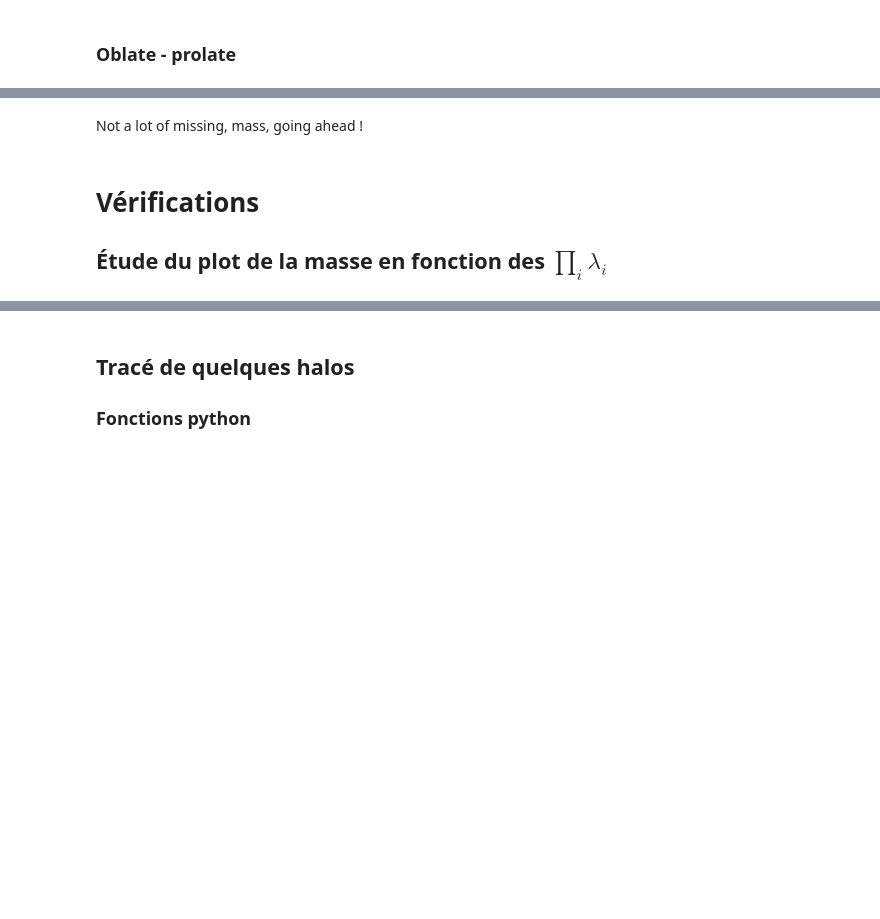
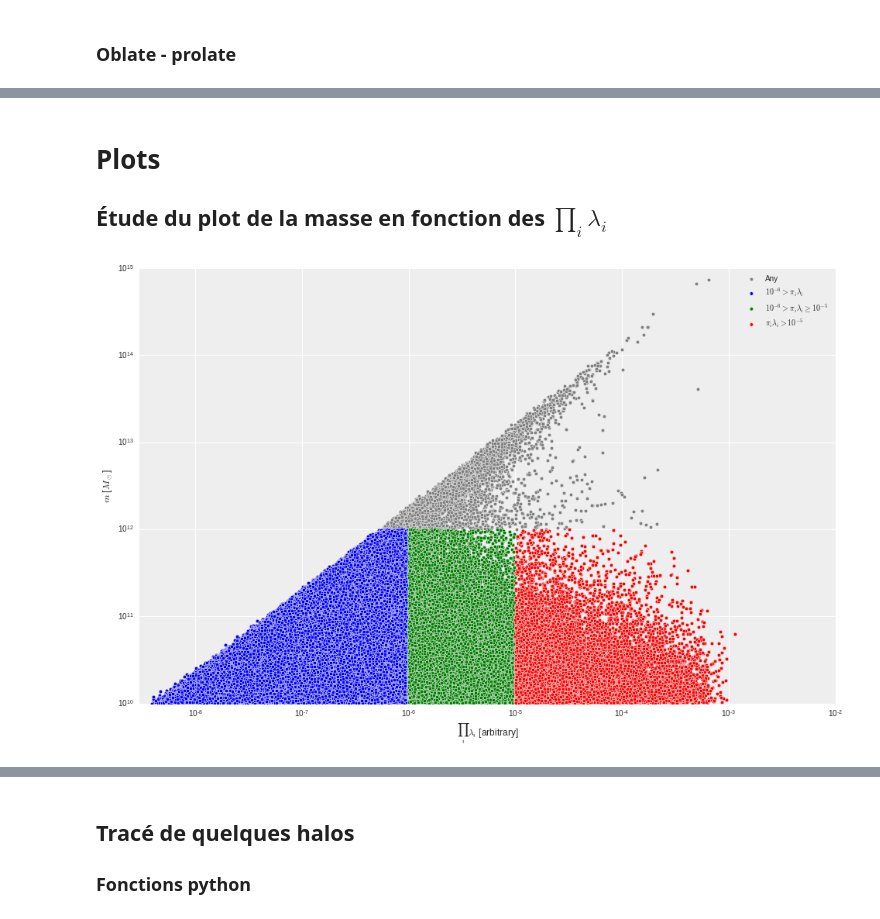
Before and after one commit to cphyc/cosmo_z17to0, a Jupyter notebook: Analyse inertia.ipynb, the cells around one changed output, grey strips where cells are left out. Drawn from its saved outputs; the diff is of its cells as text; code cells hidden in the pictures; blank space fills up the shorter version.

```diff
--- a/Analyse inertia.ipynb
+++ b/Analyse inertia.ipynb
@@ -151,3 +189,8 @@ RamsesOutput = pymses.RamsesOutput('/data52/Horizon-AGN/OUTPUT_DIR/', 2)
+# %%
+bins = [0, 0.5, 1.5, np.infty]
+labels = ['elliptical', 'intermediate', 'spiral']
+inertia_data['vtheta_over_sigma'] = 1./inertia_data['sigma_over_vtheta']
+inertia_data['galaxy_type'] = pd.cut(inertia_data['vtheta_over_sigma'], bins, labels=labels)
 # %% [markdown]
 # Tracé des valeurs propres $\lambda_i$ en fonction de la masse et de $\sigma/v_\theta$
 
@@ -398,9 +441,9 @@ plt.figure()
 
 nbins=128
 _tmp = inertia_data
-mask = np.logical_not(np.isnan(_tmp['sigma_over_vtheta']))
+mask = _tmp['host_gal'] == True
 
-oblateness = _tmp['oblacity'][mask]
+oblateness = _tmp['oblateness'][mask]
 
 bin_sum, _, _   = np.histogram2d(oblateness, _tmp['log(mass)'][mask], weights=1./_tmp['sigma_over_vtheta'][mask], bins=128)
 bin_count, xedge, yedge = np.histogram2d(oblateness, _tmp['log(mass)'][mask], bins=128)
@@ -451,10 +494,10 @@ for i, (zone, label, color) in zip(itertools.count(), zones):
     _tmp = zone
 
     mask = np.logical_not(np.isnan(_tmp['sigma_over_vtheta']))
-    bin_sum, _, _   = np.histogram2d(_tmp['oblacity'][mask], _tmp['log(mass)'][mask],
+    bin_sum, _, _   = np.histogram2d(_tmp['oblateness'][mask], _tmp['log(mass)'][mask],
                                      weights=1./_tmp['sigma_over_vtheta'][mask], bins=nbins, range=_range)
 
-    bin_count, xedge, yedge = np.histogram2d(_tmp['oblacity'][mask], _tmp['log(mass)'][mask],
+    bin_count, xedge, yedge = np.histogram2d(_tmp['oblateness'][mask], _tmp['log(mass)'][mask],
                                              bins=nbins, range=_range)
 
     extent = (xedge[0], xedge[-1], yedge[0], yedge[-1])
@@ -465,7 +508,7 @@ for i, (zone, label, color) in zip(itertools.count(), zones):
     img = ax.imshow((bin_sum / bin_count).T, origin='lower', extent=extent, aspect='auto', cmap='viridis', interpolation='None')
 
 
-    #     counts, xedge, yedge, img = ax.hist2d(zone['oblacity'][mask], zone['log(mass)'][mask],
+    #     counts, xedge, yedge, img = ax.hist2d(zone['oblateness'][mask], zone['log(mass)'][mask],
     #                                           weights=1/zone['sigma_over_vtheta'][mask], bins=nbins, cmin=1e-2, cmap='viridis',
     #                                           range=_range, norm=LogNorm(), vmax=50)
     #     extent = (xedge[0], xedge[-1], yedge[0], yedge[-1])
@@ -517,9 +560,9 @@ for i, (zone, label, color) in zip(itertools.count(), zones):
 
     _tmp = zone
 
-    mask = np.logical_not(np.isnan(_tmp['sigma_over_vtheta']))
-    bin_sum, _, _   = np.histogram2d(_tmp['prolacity'][mask], _tmp['log(mass)'][mask], weights=1./_tmp['sigma_over_vtheta'][mask], bins=nbins, range=_range)
-    bin_count, xedge, yedge = np.histogram2d(_tmp['prolacity'][mask], _tmp['log(mass)'][mask], bins=nbins, range=_range)
+    mask = _tmp['host_gal'] == True
+    bin_sum, _, _   = np.histogram2d(_tmp['prolateness'][mask], _tmp['log(mass)'][mask], weights=1./_tmp['sigma_over_vtheta'][mask], bins=nbins, range=_range)
+    bin_count, xedge, yedge = np.histogram2d(_tmp['prolateness'][mask], _tmp['log(mass)'][mask], bins=nbins, range=_range)
 
     extent = (xedge[0], xedge[-1], yedge[0], yedge[-1])
 
@@ -529,7 +572,7 @@ for i, (zone, label, color) in zip(itertools.count(), zones):
     img = ax.imshow((bin_sum / bin_count).T, origin='lower', extent=extent, aspect='auto', cmap='viridis', interpolation='None')
 
 
-    #     counts, xedge, yedge, img = ax.hist2d(zone['oblacity'][mask], zone['log(mass)'][mask],
+    #     counts, xedge, yedge, img = ax.hist2d(zone['oblateness'][mask], zone['log(mass)'][mask],
     #                                           weights=1/zone['sigma_over_vtheta'][mask], bins=nbins, cmin=1e-2, cmap='viridis',
     #                                           range=_range, norm=LogNorm(), vmax=50)
     #     extent = (xedge[0], xedge[-1], yedge[0], yedge[-1])
@@ -828,2 +805,0 @@ dset = hp[7]
-# %% [markdown]
-Not a lot of missing, mass, going ahead !
@@ -837,5 +806,5 @@ dset['mass']
 # %% [markdown]
-# Vérifications
+# Plots
 ## Étude du plot de la masse en fonction des $\prod_i\lambda_i$
 # %%
 plt.figure()
@@ -854,31 +823,33 @@ zones = [
     )
 ]
 zones.reverse()
-for use_unit in [False, True]:
+for use_unit in [True, False]:
     plt.clf()
     if use_unit:
         conv_factor = RamsesOutput.info['unit_length'].express(C.kpc)**3
     else:
         conv_factor = 1
 
 
     for zone, label, color in zones:
         plt.scatter(zone.eval('l0*l1*l2')*conv_factor, zone['mass'], label=label, c=color)
     # tmp = inertia_data
     # plt.scatter(np.log10(tmp.eval('l0*l1*l2')), tmp['log(mass)'], marker='.',
     #             cmap='viridis', label=None)
 
     # tmp = inertia_data[inertia_data['log(mass)'] <= 11][np.log10(inertia_data.eval('l0*l1*l2')) > -4]
     # plt.scatter(np.log10(tmp.eval('l0*l1*l2')), tmp['log(mass)'], marker='.', c='red', label='Zone 1',
     #             cmap='viridis')
 
     # tmp2 = inertia_data[inertia_data['log(mass)'] <= 11][np.log10(inertia_data.eval('l0*l1*l2')) < -7]
     # plt.scatter(np.log10(tmp2.eval('l0*l1*l2')), tmp2['log(mass)'], marker='.', c='green', label='Zone 2',
     #             cmap='viridis')
     plt.loglog(basex=10, basey=10)
     plt.xlim(xmin=3e-9*conv_factor) # the minimum is 1e-6 in Mpc³
     plt.legend()
     plt.xlabel('$\prod_i\lambda_i$ [%s]' % ('$\mathrm{kpc}^3$' if use_unit else 'arbitrary'))
     plt.ylabel('$m$ [$M_\odot$]')
 
     plt.savefig('/home/cadiou/plots/volume__mass__zones%s.png' % ('_kpc3' if use_unit else ''))
+# %% [output]
+[figure, added]
```
Also changed, not shown: parts of 41 cells of this notebook.
